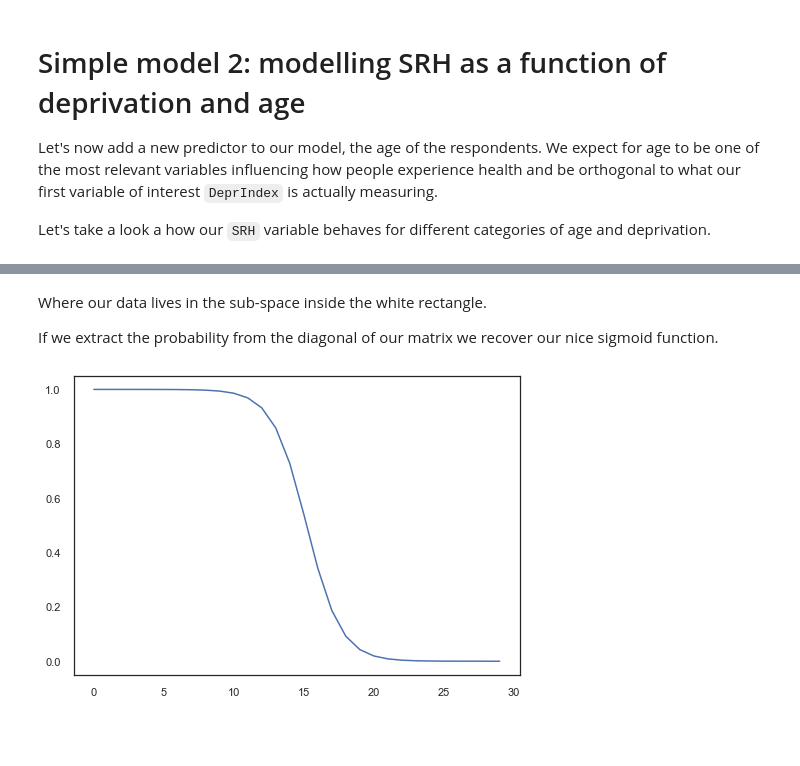
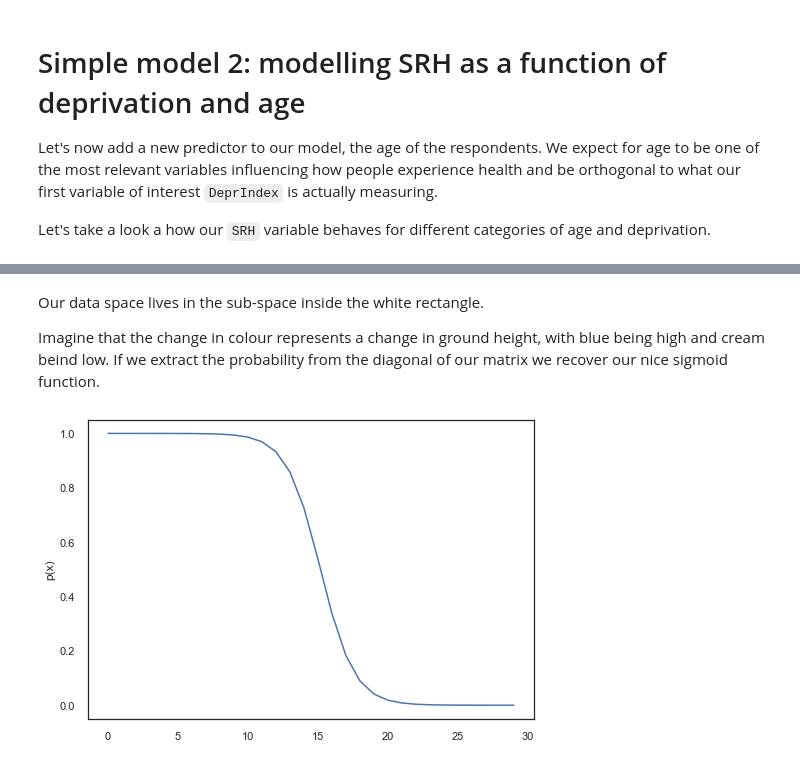
Before and after one commit to alan-turing-institute/rds-course, a Jupyter notebook: coursebook/modules/m4/4.3_Building_simple_model.ipynb, the cells around one changed output, grey strips where cells are left out. Drawn from its saved outputs; the diff is of its cells as text; code cells hidden in the pictures; blank space fills up the shorter version.

```diff
--- a/coursebook/modules/m4/4.3_Building_simple_model.ipynb
+++ b/coursebook/modules/m4/4.3_Building_simple_model.ipynb
@@ -450,10 +446,11 @@ plt.show()
 # %% [markdown]
-Where our data lives in the sub-space inside the white rectangle.
+Our data space lives in the sub-space inside the white rectangle.
 
-If we extract the probability from the diagonal of our matrix we recover our nice sigmoid function.
+Imagine that the change in colour represents a change in ground height, with blue being high and cream beind low. If we extract the probability from the diagonal of our matrix we recover our nice sigmoid function.
 # %%
 x = np.array(dfsyn).diagonal()
 plt.plot(np.arange(0,len(x)),x)
+plt.ylabel('p(x)')
 plt.show()
 # %% [output]
-[figure, old version]
+[figure, new version]
```
Also changed, not shown: parts of 23 cells of this notebook.
